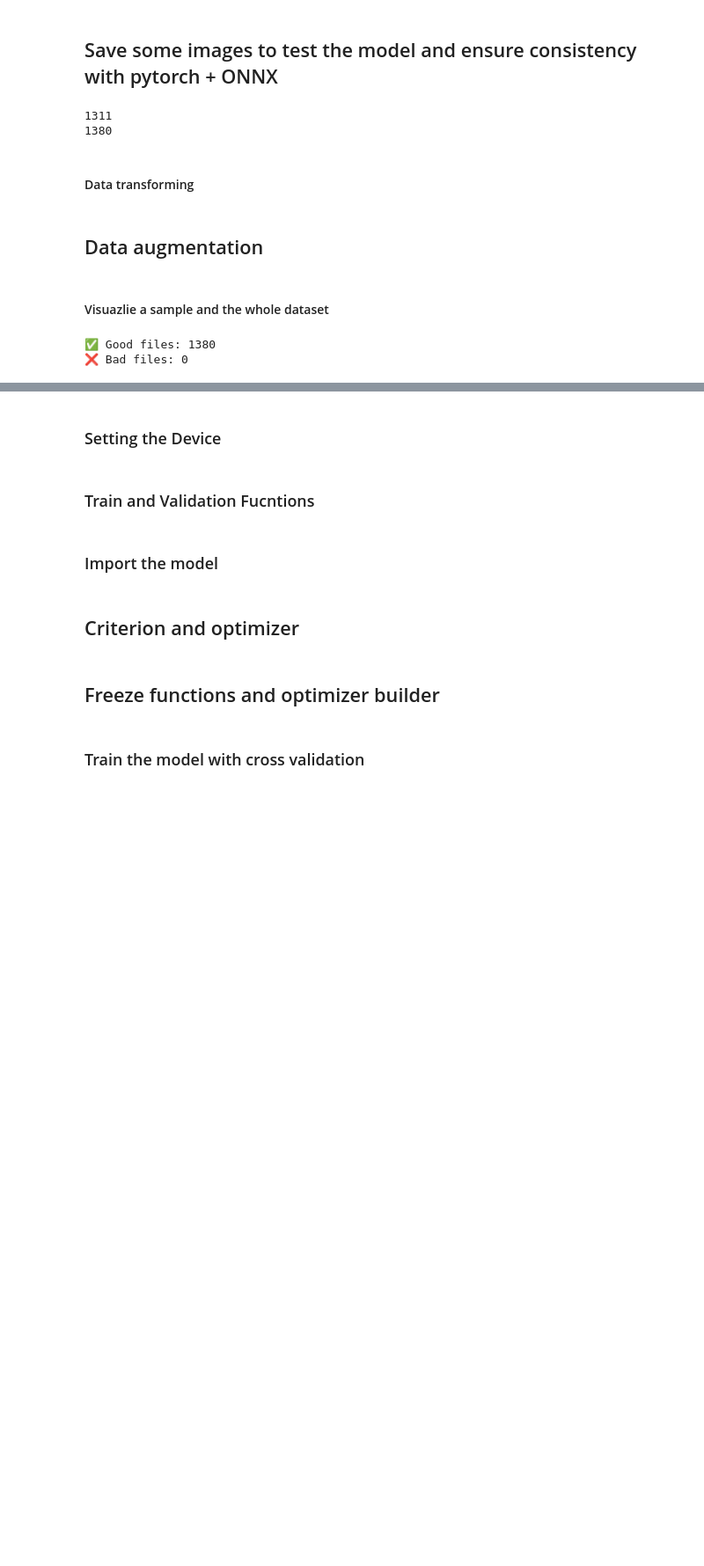
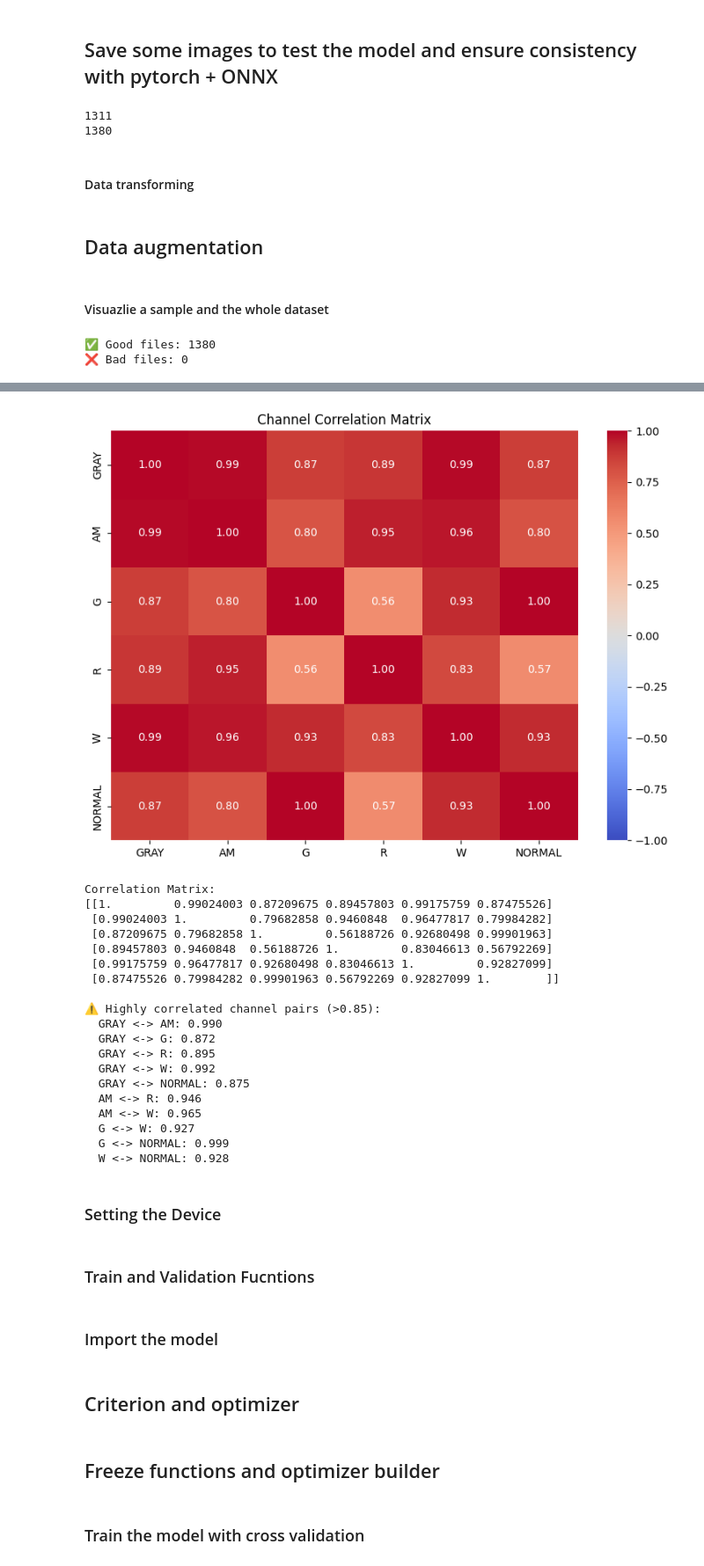
Before and after one commit to david-villanueva-02/ML-Final-Project, a Jupyter notebook: model17/cross-validation-17.ipynb, the cells around one changed output, grey strips where cells are left out. Shown at 88% size. Saved outputs shown, nothing was run; the diff lists cells and outputs as text; code cells hidden in the pictures; blank space fills up the shorter version.

Commit message:
Correlation matrix in model17, cross-validation-17
Check channel correlation matrix, we might have to drop some channels to reduce redundancy.

```diff
--- a/model17/cross-validation-17.ipynb
+++ b/model17/cross-validation-17.ipynb
@@ -415,3 +415,71 @@ Label: tensor(1)
+# %%
+import numpy as np
+import matplotlib.pyplot as plt
+import seaborn as sns
+
+def analyze_channel_correlation(dataset):
+    """Check if channels are redundant"""
+    # Sample 100 random images
+    sample_images = []
+    for i in np.random.choice(len(dataset), 100, replace=False):
+        img, _ = dataset[i]  # [6, H, W]
+        sample_images.append(img.numpy())
+
+    sample_images = np.array(sample_images)  # [100, 6, H, W]
+
+    # Flatten spatial dimensions
+    samples_flat = sample_images.reshape(100, 6, -1).mean(axis=2)  # [100, 6]
+
+    # Correlation matrix
+    corr_matrix = np.corrcoef(samples_flat.T)
+
+    plt.figure(figsize=(8, 6))
+    sns.heatmap(corr_matrix, annot=True, fmt='.2f',
+                xticklabels=['GRAY', 'AM', 'G', 'R', 'W', 'NORMAL'],
+                yticklabels=['GRAY', 'AM', 'G', 'R', 'W', 'NORMAL'],
+                cmap='coolwarm', center=0, vmin=-1, vmax=1)
+    plt.title('Channel Correlation Matrix')
+    plt.tight_layout()
+    plt.savefig('channel_correlation.png', dpi=150)
+    plt.show()
+
+    print("\nCorrelation Matrix:")
+    print(corr_matrix)
+
+    # Check for highly correlated pairs (> 0.85)
+    high_corr = np.where((corr_matrix > 0.85) & (corr_matrix < 1.0))
+    if len(high_corr[0]) > 0:
+        print("\n⚠️ Highly correlated channel pairs (>0.85):")
+        for i, j in zip(high_corr[0], high_corr[1]):
+            if i < j:
+                channels = ['GRAY', 'AM', 'G', 'R', 'W', 'NORMAL']
+                print(f"  {channels[i]} <-> {channels[j]}: {corr_matrix[i,j]:.3f}")
+
+    return corr_matrix
+
+# Run it
+corr = analyze_channel_correlation(dataset)
+# %% [output]
+[figure, added]
+Correlation Matrix:
+[[1.         0.99024003 0.87209675 0.89457803 0.99175759 0.87475526]
+ [0.99024003 1.         0.79682858 0.9460848  0.96477817 0.79984282]
+ [0.87209675 0.79682858 1.         0.56188726 0.92680498 0.99901963]
+ [0.89457803 0.9460848  0.56188726 1.         0.83046613 0.56792269]
+ [0.99175759 0.96477817 0.92680498 0.83046613 1.         0.92827099]
+ [0.87475526 0.79984282 0.99901963 0.56792269 0.92827099 1.        ]]
+
+⚠️ Highly correlated channel pairs (>0.85):
+  GRAY <-> AM: 0.990
+  GRAY <-> G: 0.872
+  GRAY <-> R: 0.895
+  GRAY <-> W: 0.992
+  GRAY <-> NORMAL: 0.875
+  AM <-> R: 0.946
+  AM <-> W: 0.965
+  G <-> W: 0.927
+  G <-> NORMAL: 0.999
+  W <-> NORMAL: 0.928
 # %% [markdown]
 ### Setting the Device
 # %% [markdown]
```
Also changed, not shown: parts of 6 cells of this notebook, 2 other files.
